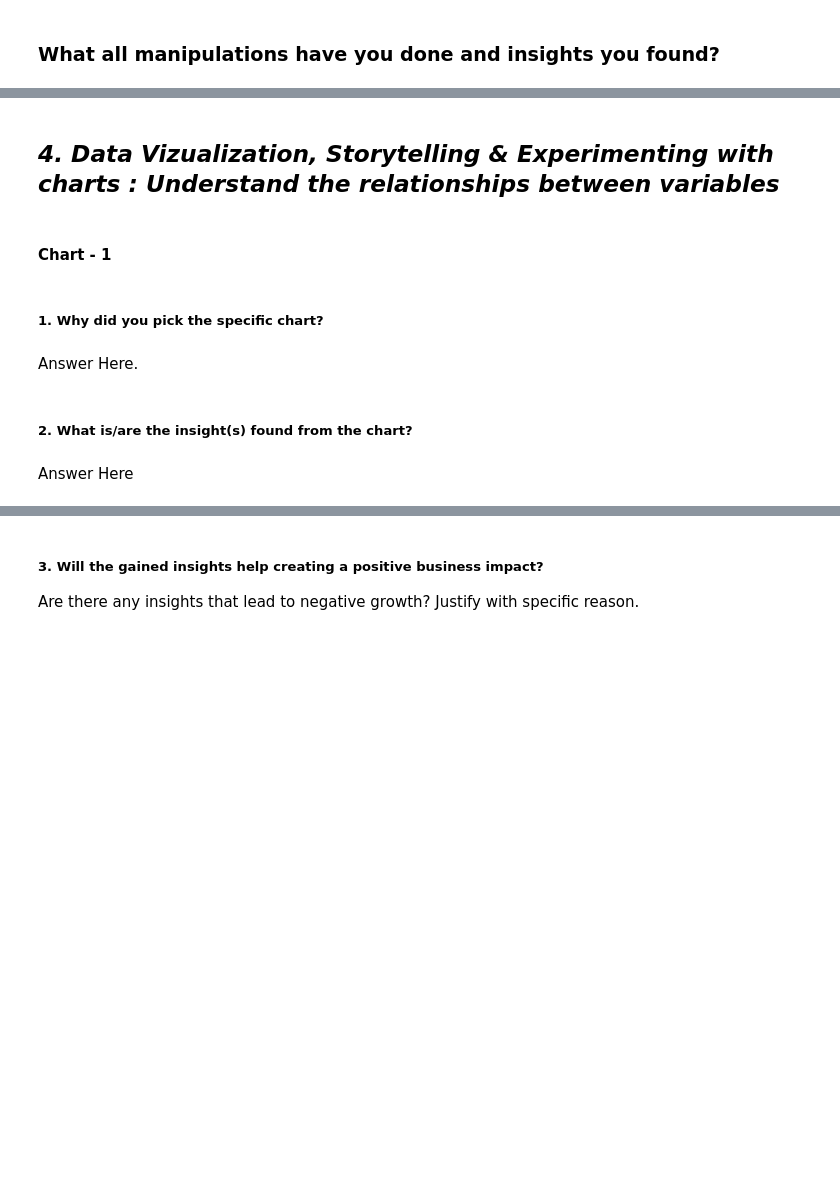
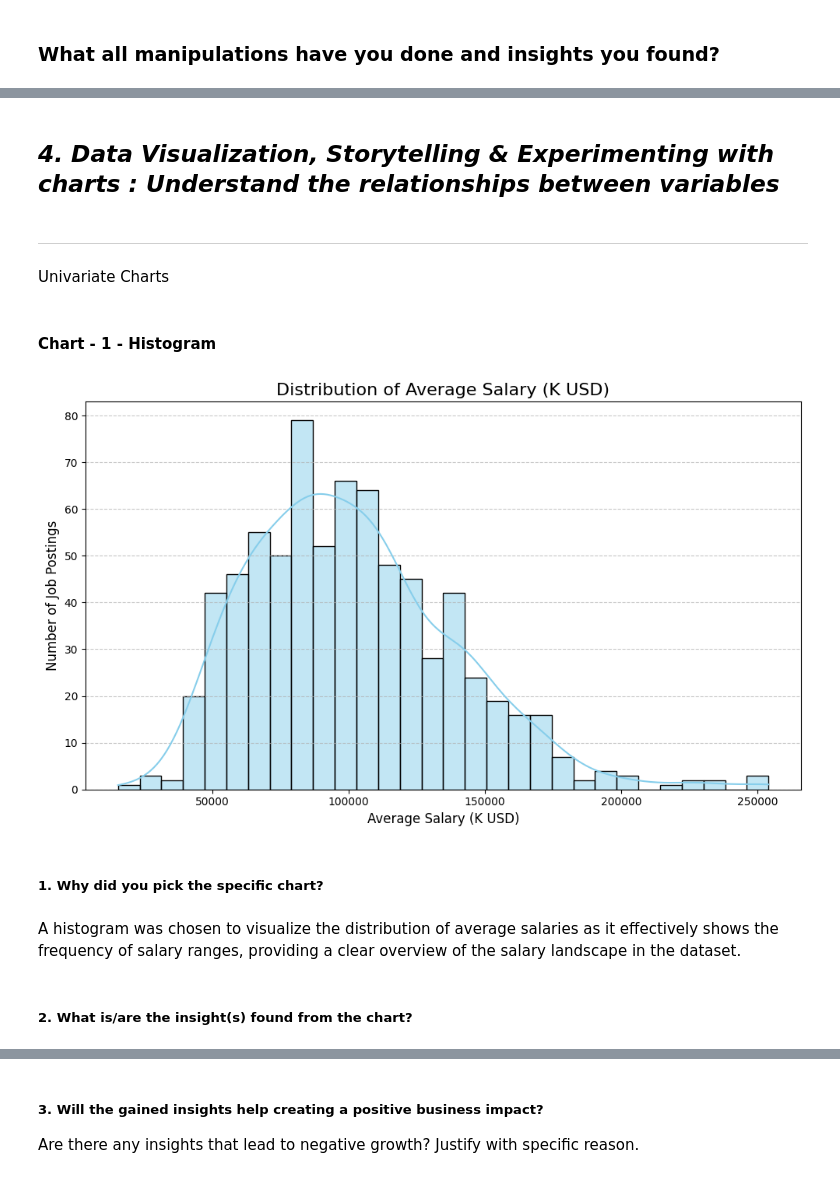
Before and after one commit to Abdullah-47/Salary-Prediction, a Jupyter notebook: Salary_Prediction_ML_Submission.ipynb, the cells around one changed output, grey strips where cells are left out. Cells and saved outputs as stored; diff of their text form; code cells hidden in the pictures; blank space fills up the shorter version.

```diff
--- a/Salary_Prediction_ML_Submission.ipynb
+++ b/Salary_Prediction_ML_Submission.ipynb
@@ -161,4 +505,7 @@ Answer Here.
 # %% [markdown]
-## ***4. Data Vizualization, Storytelling & Experimenting with charts : Understand the relationships between variables***
+## ***4. Data Visualization, Storytelling & Experimenting with charts : Understand the relationships between variables***
+# %% [markdown]
+---
+Univariate Charts
 # %% [markdown]
-#### Chart - 1
+#### Chart - 1 - Histogram
@@ -167,8 +512,18 @@ Answer Here.
+# %%
+# Chart 1: Distribution of Average Salary
+plt.figure(figsize=(10, 6))
+sns.histplot(df_train['avg_salary'], kde=True, bins=30, color='skyblue')
+plt.title('Distribution of Average Salary (K USD)', fontsize=16)
+plt.xlabel('Average Salary (K USD)', fontsize=12)
+plt.ylabel('Number of Job Postings', fontsize=12)
+plt.grid(axis='y', linestyle='--', alpha=0.7)
+plt.tight_layout()
+plt.show()
+# %% [output]
+[figure, added]
 # %% [markdown]
 ##### 1. Why did you pick the specific chart?
-# %% [markdown]
-Answer Here.
+# %% [markdown]
+A histogram was chosen to visualize the distribution of average salaries as it effectively shows the frequency of salary ranges, providing a clear overview of the salary landscape in the dataset.
 # %% [markdown]
 ##### 2. What is/are the insight(s) found from the chart?
-# %% [markdown]
-Answer Here
```
Also changed, not shown: parts of 263 cells of this notebook.
